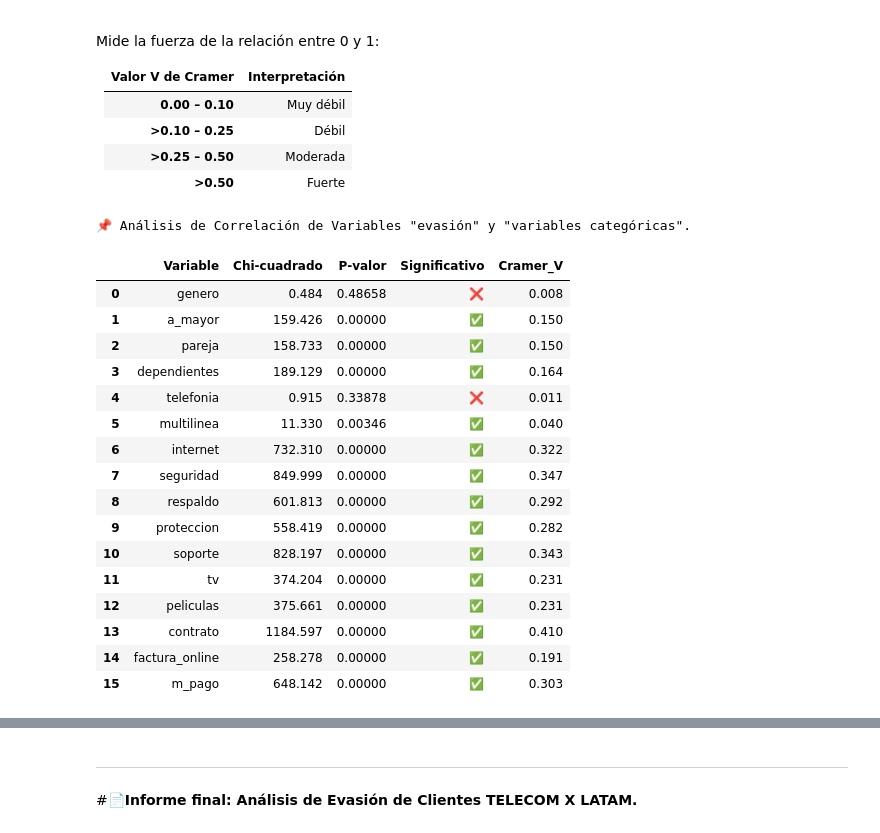
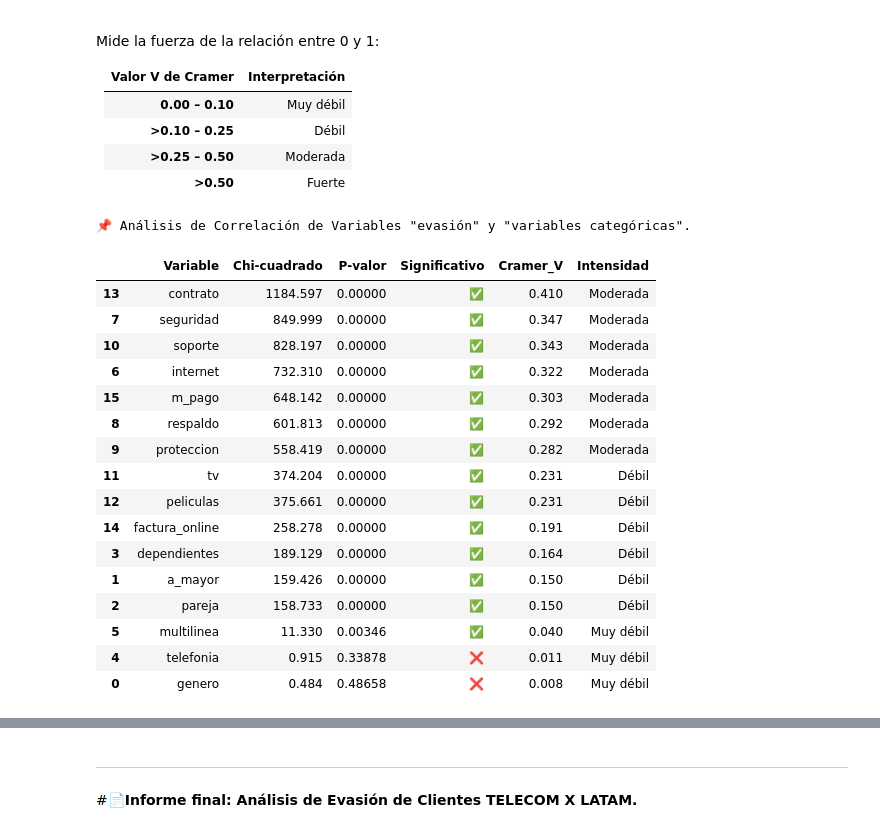
Before and after one commit to EuniceGarcia503/Challenge2_TelecomX_LATAM, a Jupyter notebook: TelecomX_LATAM.ipynb, the cells around one changed output, grey strips where cells are left out. Saved outputs shown, nothing was run; the diff lists cells and outputs as text; code cells hidden in the pictures.

Commit message:
Actualizo tabla resumen de análisis de correlación de variable categóricas y evasión.

```diff
--- a/TelecomX_LATAM.ipynb
+++ b/TelecomX_LATAM.ipynb
@@ -285,7 +285,7 @@ conteo_vacios = df_telecomX_limpio.apply(lambda x: x.astype(str).str.strip() ==
 ###🛠️ **Cuentas Diarias.**
 # %%
 #Creo columna Cuentas_diarias.
-df_telecomX_limpio['Cuentas_diarias'] = df_telecomX_limpio['account.Charges.Total']/30
+df_telecomX_limpio['Cuentas_diarias'] = df_telecomX_limpio['account.Charges.Monthly']/30
 df_telecomX_limpio['Cuentas_diarias']
 # %% [output]
 |  | Cuentas_diarias |
@@ -1630,62 +1632,90 @@ Mide la fuerza de la relación entre 0 y 1:
 # %%
-import scipy.stats as stats
-
 # Lista para guardar resultados
 resultados = []
 
+def etiqueta_intensidad(v):
+    if pd.isna(v):
+        return 'N/A'
+    if v <= 0.10:
+        return 'Muy débil'
+    elif v <= 0.25:
+        return 'Débil'
+    elif v <= 0.50:
+        return 'Moderada'
+    else:
+        return 'Fuerte'
+
 for var, tabla in frecuencia_variable_categorica.items():
-    # 1️⃣ Filtrar solo filas y columnas con conteos absolutos (quitar Totales y %)
+    # 1) Filtrar solo filas/columnas con conteos absolutos (quitar Totales y %)
     tabla_abs_sin_total = tabla.drop(index='Total', errors='ignore')
     tabla_abs_sin_total = tabla_abs_sin_total[
-        [c for c in tabla_abs_sin_total.columns if not str(c).endswith('(%)') and c != 'Suma %' and c != 'Total']
+        [c for c in tabla_abs_sin_total.columns
+         if not str(c).endswith('(%)') and c not in ('Suma %', 'Total')]
     ]
 
-    # 2️⃣ Chi-cuadrado
+    # Si después de limpiar queda algo inválido, saltar
+    if tabla_abs_sin_total.empty or tabla_abs_sin_total.shape[0] < 1 or tabla_abs_sin_total.shape[1] < 1:
+        resultados.append({
+            'Variable': var,
+            'Chi-cuadrado': np.nan,
+            'P-valor': np.nan,
+            'Significativo': '❌',
+            'Cramer_V': np.nan,
+            'Intensidad': 'N/A'
+        })
+        continue
+
+    # 2) Chi-cuadrado
     chi2, p, dof, expected = stats.chi2_contingency(tabla_abs_sin_total)
 
-    # 3️⃣ Cramer's V
-    n = tabla_abs_sin_total.sum().sum()
-    phi2 = chi2 / n
+    # 3) Cramer's V (con resguardo si min(k-1, r-1) = 0)
+    n = tabla_abs_sin_total.values.sum()
     r, k = tabla_abs_sin_total.shape
-    cramers_v = np.sqrt(phi2 / min(k - 1, r - 1))
+    denom = min(k - 1, r - 1)
+    if denom <= 0 or n == 0:
+        cramers_v_val = np.nan
+    else:
+        phi2 = chi2 / n
+        cramers_v_val = np.sqrt(phi2 / denom)
 
-    # 4️⃣ Guardar resultados
+    # 4) Guardar resultados (redondeo para mostrar, etiqueta según valor sin redondear)
     resultados.append({
         'Variable': var,
-        'Chi-cuadrado': round(chi2, 3),
+        'Chi-cuadrado': None if pd.isna(chi2) else round(chi2, 3),
         'P-valor': p,
-        'Significativo': '✅' if p < 0.05 else '❌',
-        'Cramer_V': round(cramers_v, 3)
+        'Significativo': '✅' if (pd.notna(p) and p < 0.05) else '❌',
+        'Cramer_V': None if pd.isna(cramers_v_val) else round(cramers_v_val, 3),
+        'Intensidad': etiqueta_intensidad(cramers_v_val)
     })
 
 # Convertir a DataFrame
 resultados_df = pd.DataFrame(resultados)
 
-# Formatear p-valor para mostrarlo con precisión
-resultados_df['P-valor'] = resultados_df['P-valor'].map(lambda x: f"{x:.5f}")
+# Formatear p-valor y ordenar por Cramer_V descendente (sin romper NaN)
+resultados_df['P-valor'] = resultados_df['P-valor'].apply(lambda x: f"{x:.5f}" if pd.notna(x) else '')
+resultados_df = resultados_df.sort_values(by='Cramer_V', ascending=False, na_position='last')
 
-# Mostrar
-print(f'📌 Análisis de Correlación de Variables "evasión" y "variables categóricas".\n')
+print('📌 Análisis de Correlación de Variables "evasión" y "variables categóricas".\n')
 display(resultados_df)
 # %% [output]
 📌 Análisis de Correlación de Variables "evasión" y "variables categóricas".
-|  | Variable | Chi-cuadrado | P-valor | Significativo | Cramer_V |
-| 0 | genero | 0.484 | 0.48658 | ❌ | 0.008 |
-| 1 | a_mayor | 159.426 | 0.00000 | ✅ | 0.150 |
-| 2 | pareja | 158.733 | 0.00000 | ✅ | 0.150 |
-| 3 | dependientes | 189.129 | 0.00000 | ✅ | 0.164 |
-| 4 | telefonia | 0.915 | 0.33878 | ❌ | 0.011 |
-| 5 | multilinea | 11.330 | 0.00346 | ✅ | 0.040 |
-| 6 | internet | 732.310 | 0.00000 | ✅ | 0.322 |
-| 7 | seguridad | 849.999 | 0.00000 | ✅ | 0.347 |
-| 8 | respaldo | 601.813 | 0.00000 | ✅ | 0.292 |
-| 9 | proteccion | 558.419 | 0.00000 | ✅ | 0.282 |
-| 10 | soporte | 828.197 | 0.00000 | ✅ | 0.343 |
-| 11 | tv | 374.204 | 0.00000 | ✅ | 0.231 |
-| 12 | peliculas | 375.661 | 0.00000 | ✅ | 0.231 |
-| 13 | contrato | 1184.597 | 0.00000 | ✅ | 0.410 |
-| 14 | factura_online | 258.278 | 0.00000 | ✅ | 0.191 |
-| 15 | m_pago | 648.142 | 0.00000 | ✅ | 0.303 |
+|  | Variable | Chi-cuadrado | P-valor | Significativo | Cramer_V | Intensidad |
+| 13 | contrato | 1184.597 | 0.00000 | ✅ | 0.410 | Moderada |
+| 7 | seguridad | 849.999 | 0.00000 | ✅ | 0.347 | Moderada |
+| 10 | soporte | 828.197 | 0.00000 | ✅ | 0.343 | Moderada |
+| 6 | internet | 732.310 | 0.00000 | ✅ | 0.322 | Moderada |
+| 15 | m_pago | 648.142 | 0.00000 | ✅ | 0.303 | Moderada |
+| 8 | respaldo | 601.813 | 0.00000 | ✅ | 0.292 | Moderada |
+| 9 | proteccion | 558.419 | 0.00000 | ✅ | 0.282 | Moderada |
+| 11 | tv | 374.204 | 0.00000 | ✅ | 0.231 | Débil |
+| 12 | peliculas | 375.661 | 0.00000 | ✅ | 0.231 | Débil |
+| 14 | factura_online | 258.278 | 0.00000 | ✅ | 0.191 | Débil |
+| 3 | dependientes | 189.129 | 0.00000 | ✅ | 0.164 | Débil |
+| 1 | a_mayor | 159.426 | 0.00000 | ✅ | 0.150 | Débil |
+| 2 | pareja | 158.733 | 0.00000 | ✅ | 0.150 | Débil |
+| 5 | multilinea | 11.330 | 0.00346 | ✅ | 0.040 | Muy débil |
+| 4 | telefonia | 0.915 | 0.33878 | ❌ | 0.011 | Muy débil |
+| 0 | genero | 0.484 | 0.48658 | ❌ | 0.008 | Muy débil |
 # %% [markdown]
 **Interpretación:**
 
```
Also changed, not shown: parts of 15 cells of this notebook.
